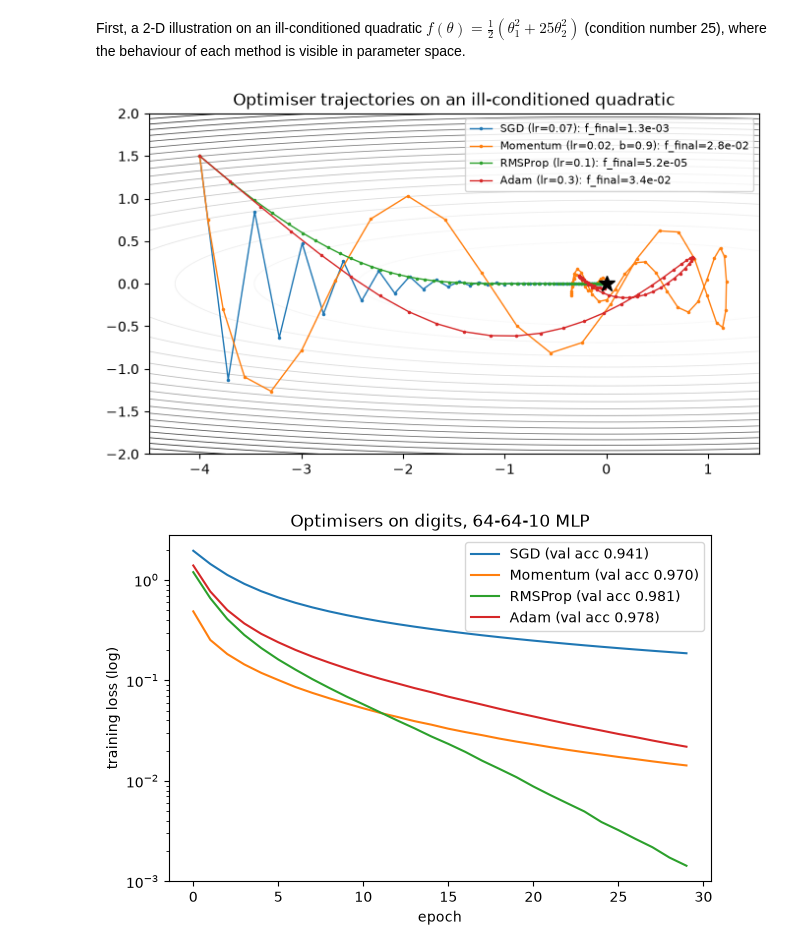
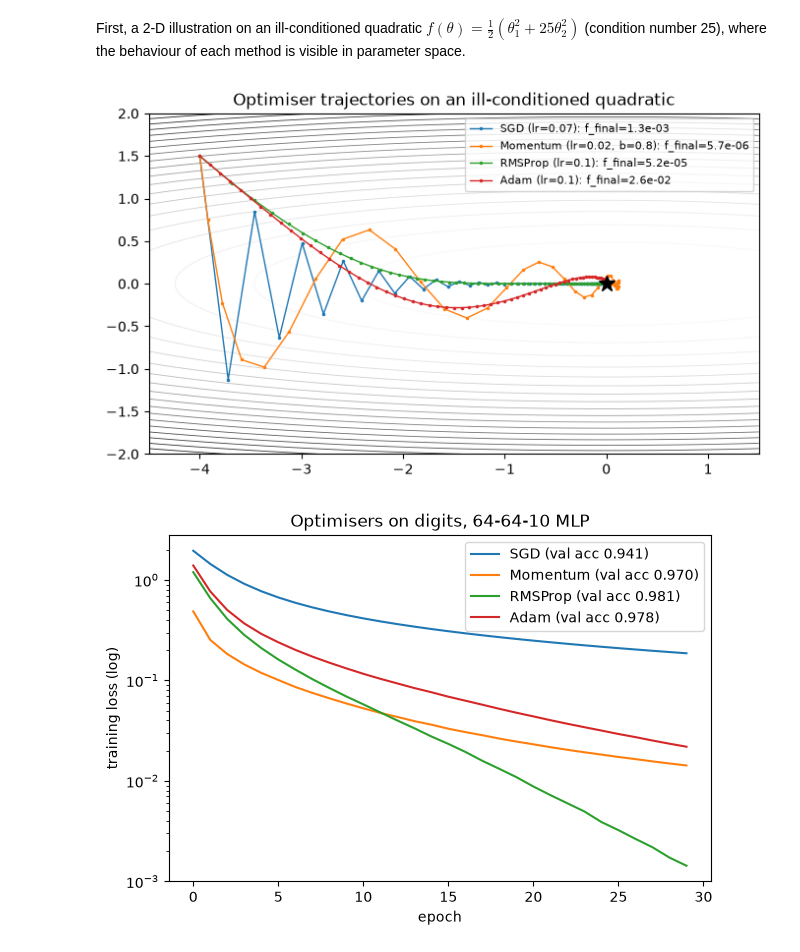
Before and after one commit to sina-sabzevar/Machine-Learning-Hands-on-Course, a Jupyter notebook: notebooks/10_neural_networks_from_scratch.ipynb, the cells around one changed output. Saved outputs shown, nothing was run; the diff lists cells and outputs as text; code cells hidden in the pictures.

```diff
--- a/notebooks/10_neural_networks_from_scratch.ipynb
+++ b/notebooks/10_neural_networks_from_scratch.ipynb
@@ -377,10 +377,11 @@ class MLP:
             cache["Z"].append(Z); cache["A"].append(A)
         return Z, cache
 
-    def loss(self, X, y):
+    def loss(self, X, y, penalty=True):
+        # mean cross-entropy, plus the L2 penalty unless penalty=False
         Z, _ = self.forward(X)
         data = -log_softmax(Z)[np.arange(len(y)), y].mean()
-        return data + 0.5 * self.l2 * sum((W ** 2).sum() for W in self.W)
+        return data + (0.5 * self.l2 * sum((W ** 2).sum() for W in self.W) if penalty else 0.0)
 
     def loss_and_grads(self, X, y):
         m = len(y)
@@ -410,7 +411,7 @@ class MLP:
 net = MLP([2, 16, 16, 2])
 print("parameter shapes:", [p.shape for p in net.params])
 print("number of parameters:", sum(p.size for p in net.params))
-print("initial loss (should be close to log 2 = 0.693):", round(net.loss(*make_moons(100, noise=0.2, random_state=0)), 4))
+print("initial loss (should be of order log 2 = 0.693):", round(net.loss(*make_moons(100, noise=0.2, random_state=0)), 4))
 # %% [output]
 parameter shapes: [(2, 16), (16, 16), (16, 2), (1, 16), (1, 16), (1, 2)]
 number of parameters: 354
@@ -667,23 +669,23 @@ First, a 2-D illustration on an ill-conditioned quadratic $f(\theta) = \tfrac12(
 # %%
 def run_quadratic(opt, steps=60, theta0=(-4.0, 1.5)):
     theta = np.array(theta0); path = [theta.copy()]
     for _ in range(steps):
         grad = np.array([theta[0], 25 * theta[1]])
         opt.step([theta], [grad]); path.append(theta.copy())
     return np.array(path)
 
-opts_2d = {"SGD (lr=0.07)": SGD(0.07), "Momentum (lr=0.02, b=0.9)": Momentum(0.02, 0.9),
-           "RMSProp (lr=0.1)": RMSProp(0.1), "Adam (lr=0.3)": Adam(0.3)}
+opts_2d = {"SGD (lr=0.07)": SGD(0.07), "Momentum (lr=0.02, b=0.8)": Momentum(0.02, 0.8),
+           "RMSProp (lr=0.1)": RMSProp(0.1), "Adam (lr=0.1)": Adam(0.1)}
 t1, t2 = np.meshgrid(np.linspace(-4.5, 1.5, 200), np.linspace(-2, 2, 200))
 fig, ax = plt.subplots(figsize=(8, 4.5))
 ax.contour(t1, t2, 0.5 * (t1 ** 2 + 25 * t2 ** 2), levels=20, cmap="Greys", linewidths=0.6)
 for name, opt in opts_2d.items():
     path = run_quadratic(opt)
     ax.plot(path[:, 0], path[:, 1], ".-", ms=3, lw=1, label=f"{name}: f_final={0.5*(path[-1,0]**2+25*path[-1,1]**2):.1e}")
 ax.plot(0, 0, "k*", ms=12); ax.legend(fontsize=8); ax.set_title("Optimiser trajectories on an ill-conditioned quadratic")
 plt.show()
 # %% [output]
-[figure, old version]
+[figure, new version]
 # %%
 # Compare the optimisers on the digits network (same initialisation for all)
 configs = {"SGD": lambda: SGD(0.01), "Momentum": lambda: Momentum(0.01, 0.9),
```
Also changed, not shown: parts of 10 cells of this notebook, 26 other files.
